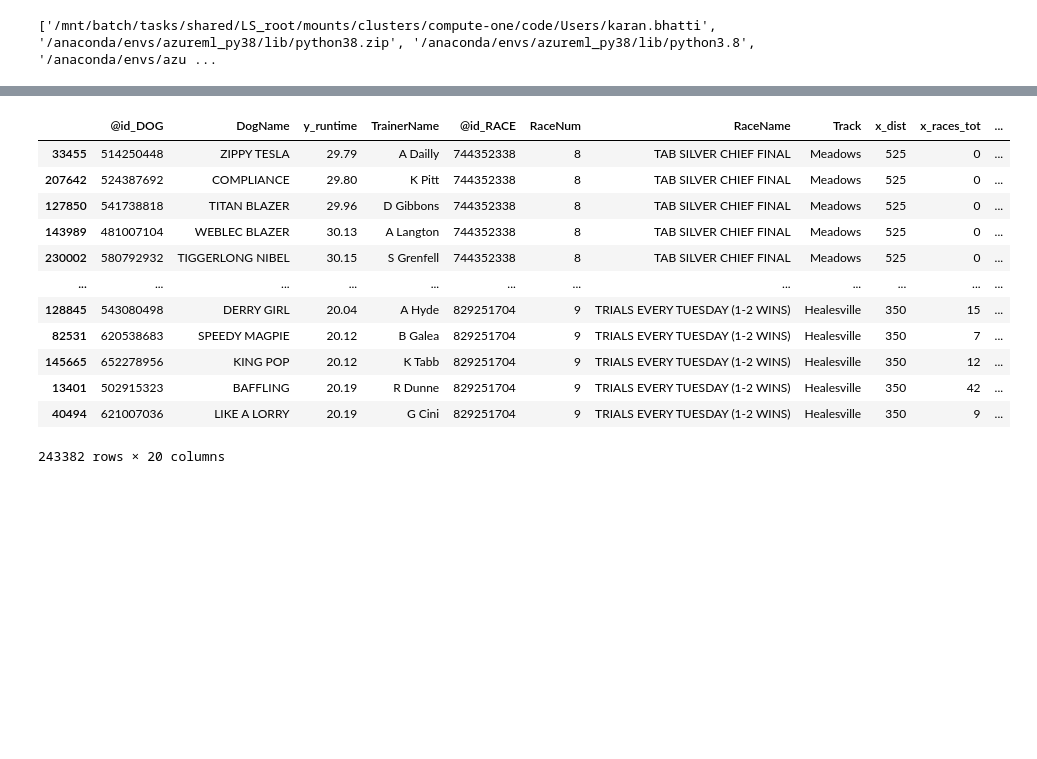
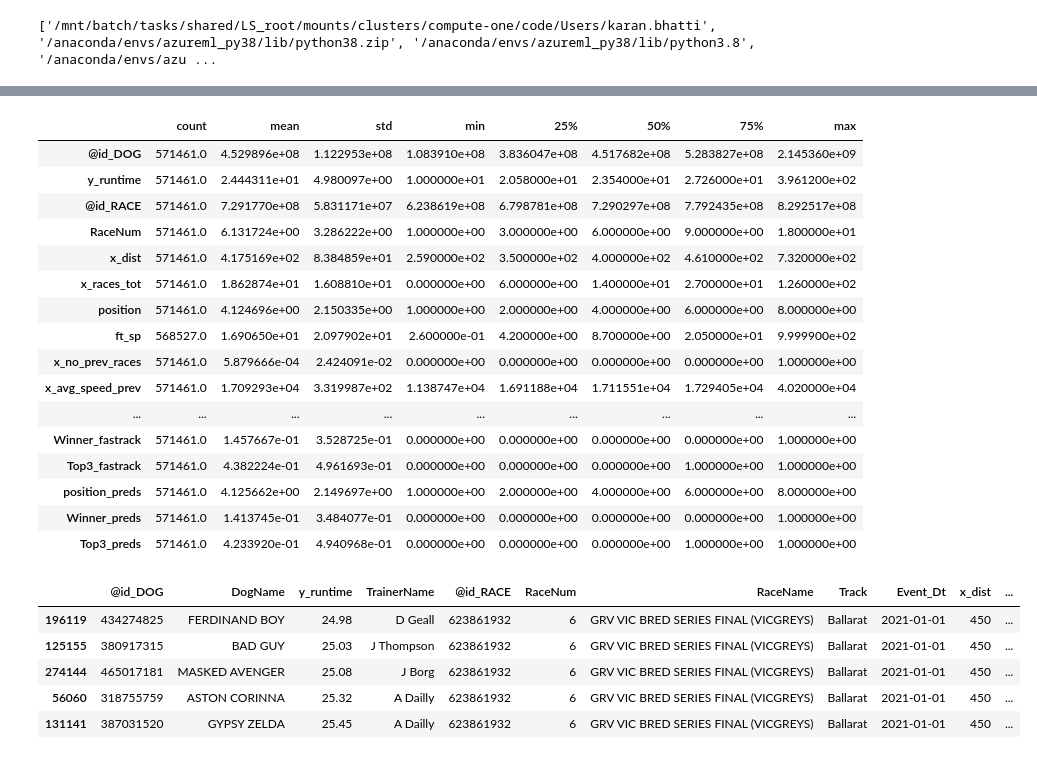
Before and after one commit to ageofthegit/greyhound-racing, a Jupyter notebook: Azure/C050_EVAL_Classification Metrics.ipynb, the cells around one changed output, grey strips where cells are left out. Drawn from its saved outputs; the diff is of its cells as text; code cells hidden in the pictures; blank space fills up the shorter version.

```diff
--- a/Azure/C050_EVAL_Classification Metrics.ipynb
+++ b/Azure/C050_EVAL_Classification Metrics.ipynb
@@ -91,0 +106,14 @@ dtype: int64
+# %%
+
+# Random Variable in Dataset
+
+import random
+#print(random.uniform(0, 1))
+
+df_evaluation['rand_mean'] = 0.5
+df_evaluation['rand_uniform'] = np.random.normal(df_evaluation['rand_mean'])
+
+## Rank from the random variables
+df_evaluation["position_random"] = df_evaluation.groupby(groupings)["rand_uniform"].rank("dense", ascending=False)
+
+print(datetime.now())
@@ -91,0 +135,10 @@ dtype: int64
+# %%
+
+## Rank for Place Preds
+df_evaluation["position_fasttrack"] = df_evaluation.groupby(groupings)["ft_sp"].rank("dense", ascending=True)
+
+# Winner / Place Columns
+df_evaluation['Winner_fastrack'] = df_evaluation.apply(lambda x : 1 if x.position_fasttrack <= 1 else 0, axis = 1)
+df_evaluation['Top3_fastrack'] = df_evaluation.apply(lambda x : 1 if x.position_fasttrack <= 3 else 0, axis = 1)
+
+print(datetime.now())
@@ -92,10 +147,10 @@ dtype: int64
 # %%
 
-groupings = ['@id_RACE']
-
-# Rank for Place Preds
+## Rank for Place Preds
 df_evaluation["position_preds"] = df_evaluation.groupby( groupings )["preds"].rank("dense", ascending=False)
 
-# Place Preds Columns
-df_evaluation['Preds_top3'] = df_evaluation.apply(lambda x : 1 if x.position_preds >= 3 else 0, axis = 1)
-df_evaluation['Result_top3'] = df_evaluation.apply(lambda x : 1 if x.position <=3 else 0, axis = 1)
+# Winner / Place Preds Columns
+df_evaluation['Winner_preds'] = df_evaluation.apply(lambda x : 1 if x.position_preds <= 1 else 0, axis = 1)
+df_evaluation['Top3_preds'] = df_evaluation.apply(lambda x : 1 if x.position_preds <= 3 else 0, axis = 1)
+
+print(datetime.now())
@@ -102,20 +171,34 @@ df_evaluation['Result_top3'] = df_evaluation.apply(lambda x : 1 if x.position <=
+# %%
+
+df_evaluation.describe().transpose()
+# %% [output]
+|  | count | mean | std | min | 25% | 50% | 75% | max |
+| @id_DOG | 571461.0 | 4.529896e+08 | 1.122953e+08 | 1.083910e+08 | 3.836047e+08 | 4.517682e+08 | 5.283827e+08 | 2.145360e+09 |
+| y_runtime | 571461.0 | 2.444311e+01 | 4.980097e+00 | 1.000000e+01 | 2.058000e+01 | 2.354000e+01 | 2.726000e+01 | 3.961200e+02 |
+| @id_RACE | 571461.0 | 7.291770e+08 | 5.831171e+07 | 6.238619e+08 | 6.798781e+08 | 7.290297e+08 | 7.792435e+08 | 8.292517e+08 |
+| RaceNum | 571461.0 | 6.131724e+00 | 3.286222e+00 | 1.000000e+00 | 3.000000e+00 | 6.000000e+00 | 9.000000e+00 | 1.800000e+01 |
+| x_dist | 571461.0 | 4.175169e+02 | 8.384859e+01 | 2.590000e+02 | 3.500000e+02 | 4.000000e+02 | 4.610000e+02 | 7.320000e+02 |
+| x_races_tot | 571461.0 | 1.862874e+01 | 1.608810e+01 | 0.000000e+00 | 6.000000e+00 | 1.400000e+01 | 2.700000e+01 | 1.260000e+02 |
+| position | 571461.0 | 4.124696e+00 | 2.150335e+00 | 1.000000e+00 | 2.000000e+00 | 4.000000e+00 | 6.000000e+00 | 8.000000e+00 |
+| ft_sp | 568527.0 | 1.690650e+01 | 2.097902e+01 | 2.600000e-01 | 4.200000e+00 | 8.700000e+00 | 2.050000e+01 | 9.999900e+02 |
+| x_no_prev_races | 571461.0 | 5.879666e-04 | 2.424091e-02 | 0.000000e+00 | 0.000000e+00 | 0.000000e+00 | 0.000000e+00 | 1.000000e+00 |
+| x_avg_speed_prev | 571461.0 | 1.709293e+04 | 3.319987e+02 | 1.138747e+04 | 1.691188e+04 | 1.711551e+04 | 1.729405e+04 | 4.020000e+04 |
+| ... | ... | ... | ... | ... | ... | ... | ... | ... |
+| Winner_fastrack | 571461.0 | 1.457667e-01 | 3.528725e-01 | 0.000000e+00 | 0.000000e+00 | 0.000000e+00 | 0.000000e+00 | 1.000000e+00 |
+| Top3_fastrack | 571461.0 | 4.382224e-01 | 4.961693e-01 | 0.000000e+00 | 0.000000e+00 | 0.000000e+00 | 1.000000e+00 | 1.000000e+00 |
+| position_preds | 571461.0 | 4.125662e+00 | 2.149697e+00 | 1.000000e+00 | 2.000000e+00 | 4.000000e+00 | 6.000000e+00 | 8.000000e+00 |
+| Winner_preds | 571461.0 | 1.413745e-01 | 3.484077e-01 | 0.000000e+00 | 0.000000e+00 | 0.000000e+00 | 0.000000e+00 | 1.000000e+00 |
+| Top3_preds | 571461.0 | 4.233920e-01 | 4.940968e-01 | 0.000000e+00 | 0.000000e+00 | 0.000000e+00 | 1.000000e+00 | 1.000000e+00 |
 # %%
 
-df_evaluation.sort_values(by = ['@id_RACE','position'])
+df_evaluation.sort_values(by = ['@id_RACE','position']).head()
 # %% [output]
-|  | @id_DOG | DogName | y_runtime | TrainerName | @id_RACE | RaceNum | RaceName | Track | x_dist | x_races_tot | ... |
-| 33455 | 514250448 | ZIPPY TESLA | 29.79 | A Dailly | 744352338 | 8 | TAB SILVER CHIEF FINAL | Meadows | 525 | 0 | ... |
-| 207642 | 524387692 | COMPLIANCE | 29.80 | K Pitt | 744352338 | 8 | TAB SILVER CHIEF FINAL | Meadows | 525 | 0 | ... |
-| 127850 | 541738818 | TITAN BLAZER | 29.96 | D Gibbons | 744352338 | 8 | TAB SILVER CHIEF FINAL | Meadows | 525 | 0 | ... |
-| 143989 | 481007104 | WEBLEC BLAZER | 30.13 | A Langton | 744352338 | 8 | TAB SILVER CHIEF FINAL | Meadows | 525 | 0 | ... |
-| 230002 | 580792932 | TIGGERLONG NIBEL | 30.15 | S Grenfell | 744352338 | 8 | TAB SILVER CHIEF FINAL | Meadows | 525 | 0 | ... |
-| ... | ... | ... | ... | ... | ... | ... | ... | ... | ... | ... | ... |
-| 128845 | 543080498 | DERRY GIRL | 20.04 | A Hyde | 829251704 | 9 | TRIALS EVERY TUESDAY (1-2 WINS) | Healesville | 350 | 15 | ... |
-| 82531 | 620538683 | SPEEDY MAGPIE | 20.12 | B Galea | 829251704 | 9 | TRIALS EVERY TUESDAY (1-2 WINS) | Healesville | 350 | 7 | ... |
-| 145665 | 652278956 | KING POP | 20.12 | K Tabb | 829251704 | 9 | TRIALS EVERY TUESDAY (1-2 WINS) | Healesville | 350 | 12 | ... |
-| 13401 | 502915323 | BAFFLING | 20.19 | R Dunne | 829251704 | 9 | TRIALS EVERY TUESDAY (1-2 WINS) | Healesville | 350 | 42 | ... |
-| 40494 | 621007036 | LIKE A LORRY | 20.19 | G Cini | 829251704 | 9 | TRIALS EVERY TUESDAY (1-2 WINS) | Healesville | 350 | 9 | ... |
+|  | @id_DOG | DogName | y_runtime | TrainerName | @id_RACE | RaceNum | RaceName | Track | Event_Dt | x_dist | ... |
+| 196119 | 434274825 | FERDINAND BOY | 24.98 | D Geall | 623861932 | 6 | GRV VIC BRED SERIES FINAL (VICGREYS) | Ballarat | 2021-01-01 | 450 | ... |
+| 125155 | 380917315 | BAD GUY | 25.03 | J Thompson | 623861932 | 6 | GRV VIC BRED SERIES FINAL (VICGREYS) | Ballarat | 2021-01-01 | 450 | ... |
+| 274144 | 465017181 | MASKED AVENGER | 25.08 | J Borg | 623861932 | 6 | GRV VIC BRED SERIES FINAL (VICGREYS) | Ballarat | 2021-01-01 | 450 | ... |
+| 56060 | 318755759 | ASTON CORINNA | 25.32 | A Dailly | 623861932 | 6 | GRV VIC BRED SERIES FINAL (VICGREYS) | Ballarat | 2021-01-01 | 450 | ... |
+| 131141 | 387031520 | GYPSY ZELDA | 25.45 | A Dailly | 623861932 | 6 | GRV VIC BRED SERIES FINAL (VICGREYS) | Ballarat | 2021-01-01 | 450 | ... |
-243382 rows × 20 columns
 # %%
 
 pd.crosstab(df_evaluation.position, df_evaluation.position_preds)
```
Also changed, not shown: parts of 31 cells of this notebook, 2 other files.
